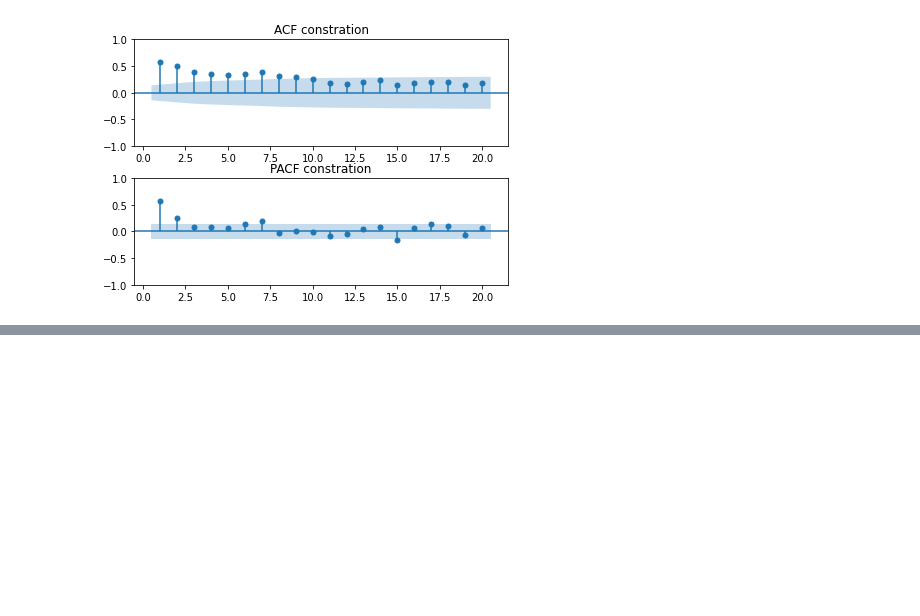
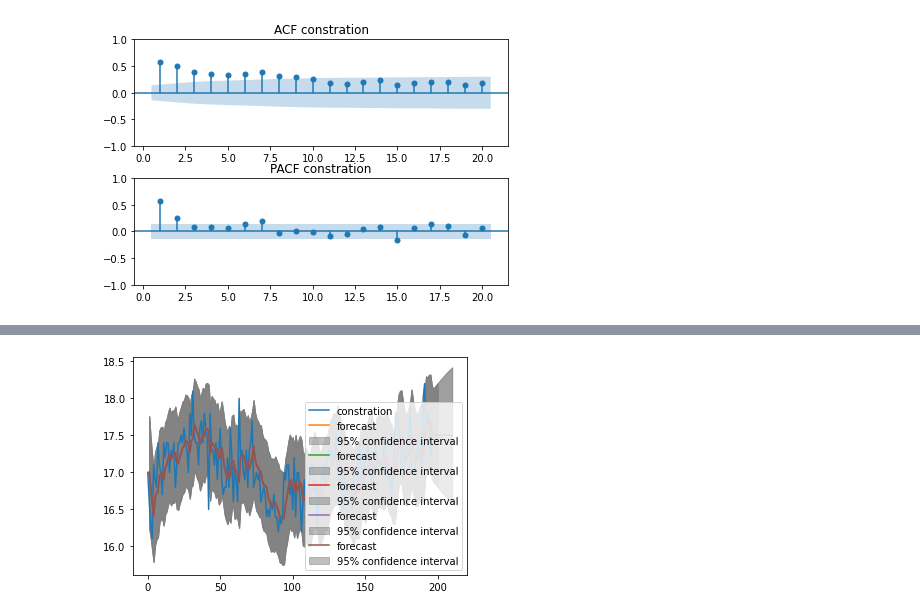
Before and after one commit to bub3690/22-2_TimeSeries, a Jupyter notebook: final_project.ipynb, the cells around one changed output, grey strips where cells are left out. Cells and saved outputs as stored; diff of their text form; code cells hidden in the pictures; blank space fills up the shorter version.

```diff
--- a/final_project.ipynb
+++ b/final_project.ipynb
@@ -104,0 +131,4 @@ plt.show()
+# %%
+plot_predict(model_fit,1,210,ax=ax)
+# %% [output]
+[figure, added]
```
Also changed, not shown: parts of 32 cells of this notebook.
